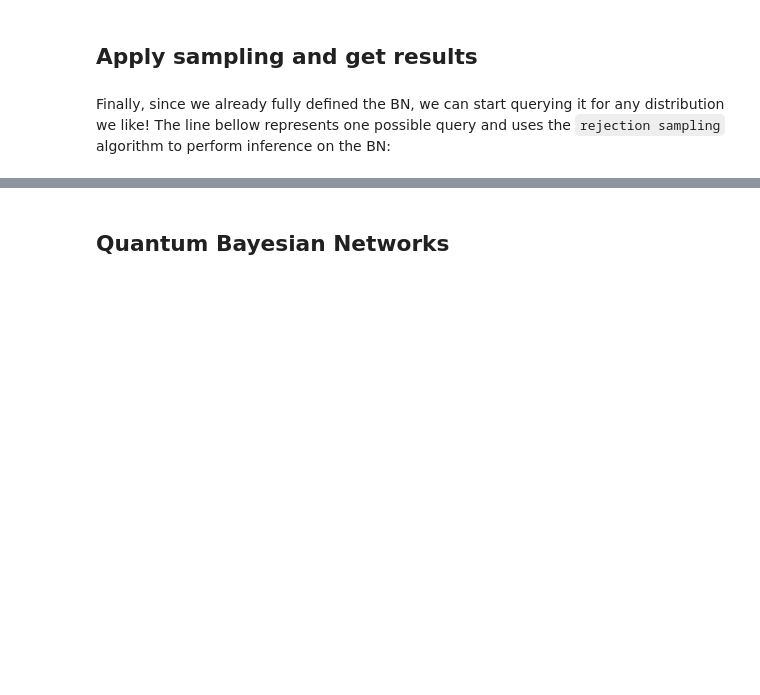
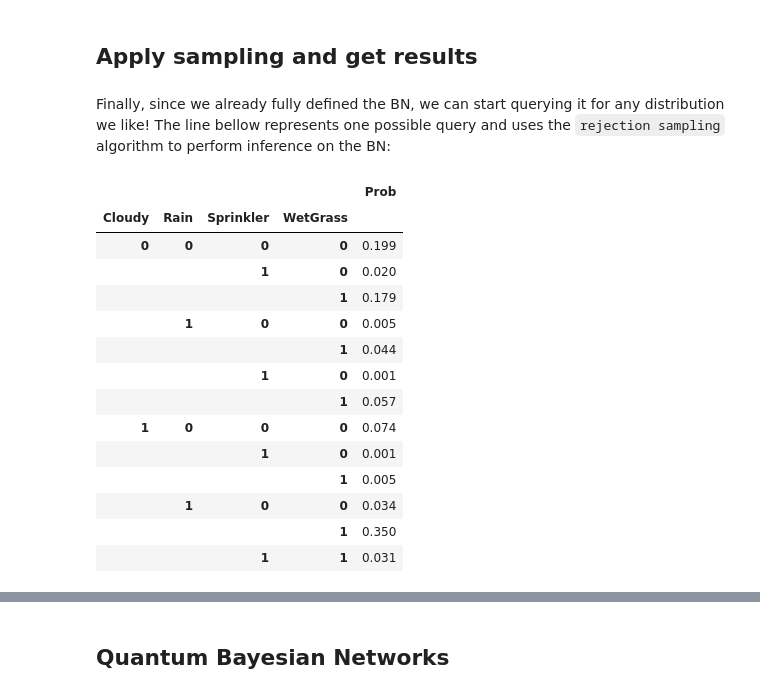
Before and after one commit to GilbertoCunha/QuantumBayesianRL, a Jupyter notebook: BayesianInference.ipynb, the cells around one changed output, grey strips where cells are left out. Saved outputs shown, nothing was run; the diff lists cells and outputs as text; code cells hidden in the pictures; blank space fills up the shorter version.

```diff
--- a/BayesianInference.ipynb
+++ b/BayesianInference.ipynb
@@ -46,6 +45,24 @@ bn.add_node_pt("WetGrass", pd.DataFrame(data))
 ## Apply sampling and get results
 # %% [markdown]
 Finally, since we already fully defined the BN, we can start querying it for any distribution we like! The line bellow represents one possible query and uses the `rejection sampling` algorithm to perform inference on the BN:
+# %%
+bn.query(query=["Cloudy", "Rain", "Sprinkler", "WetGrass"], n_samples=1000)
+# %% [output]
+|  |  |  |  | Prob |
+| Cloudy | Rain | Sprinkler | WetGrass |  |
+| 0 | 0 | 0 | 0 | 0.199 |
+|  |  | 1 | 0 | 0.020 |
+|  |  |  | 1 | 0.179 |
+|  | 1 | 0 | 0 | 0.005 |
+|  |  |  | 1 | 0.044 |
+|  |  | 1 | 0 | 0.001 |
+|  |  |  | 1 | 0.057 |
+| 1 | 0 | 0 | 0 | 0.074 |
+|  |  | 1 | 0 | 0.001 |
+|  |  |  | 1 | 0.005 |
+|  | 1 | 0 | 0 | 0.034 |
+|  |  |  | 1 | 0.350 |
+|  |  | 1 | 1 | 0.031 |
 # %%
 # Query the Bayesian Network
 bn.query(query=["Cloudy", "WetGrass"], evidence={"Rain": 1, "Sprinkler": 0}, n_samples=1000)
```
Also changed, not shown: parts of 13 cells of this notebook, 2 other files.
